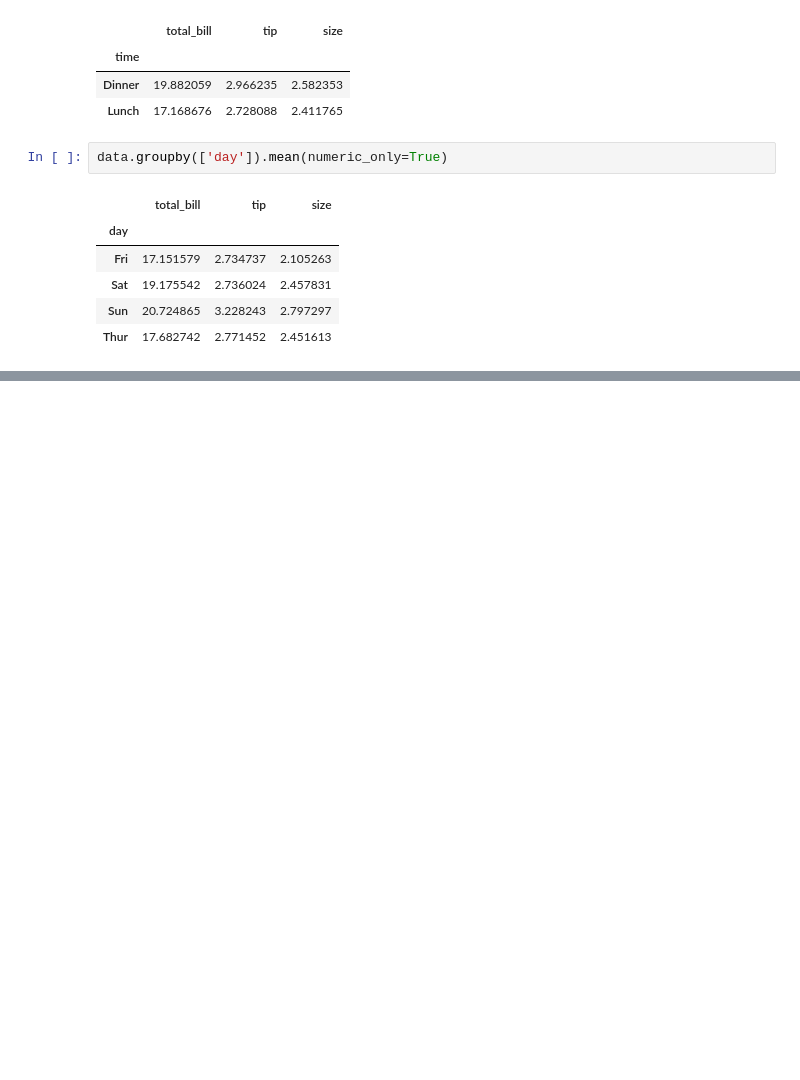
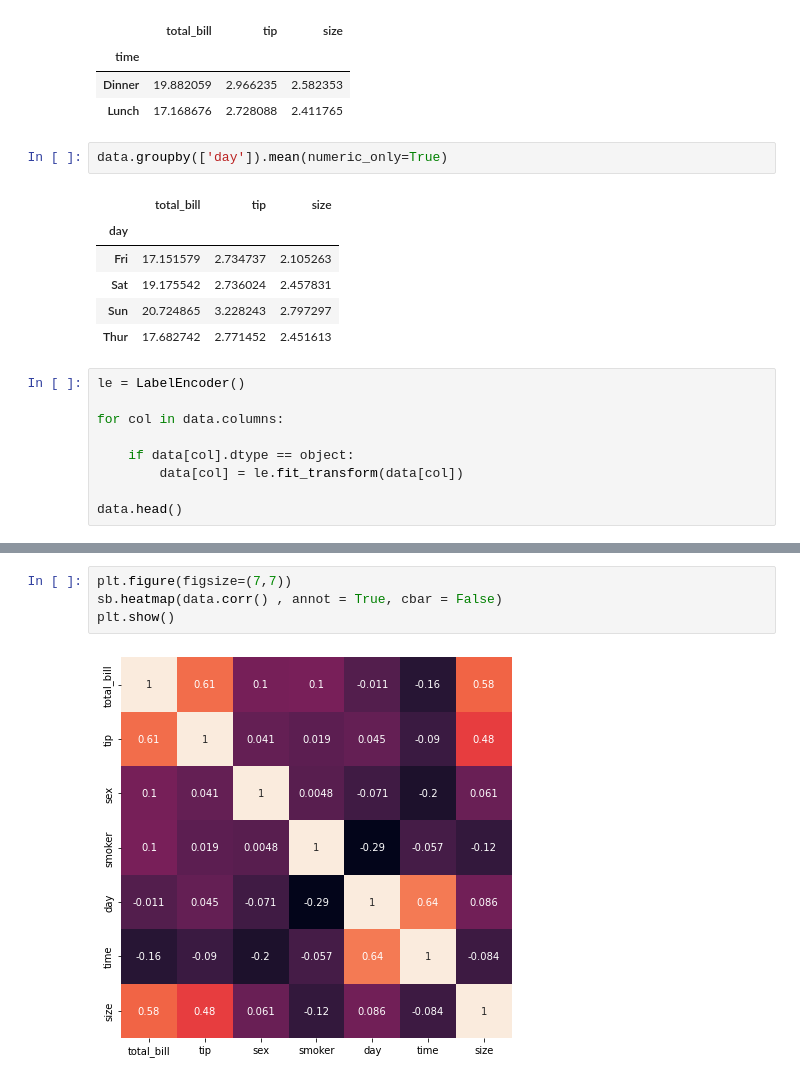
Before and after one commit to Mwangiboyle/waiter-s_Tip_prediction, a Jupyter notebook: tip_prediction_notebook.ipynb, the cells around one changed output, grey strips where cells are left out. Cells and saved outputs as stored; diff of their text form; blank space fills up the shorter version.

```diff
--- a/tip_prediction_notebook.ipynb
+++ b/tip_prediction_notebook.ipynb
@@ -139,3 +139,12 @@ data.groupby(['day']).mean(numeric_only=True)
 | Sat | 19.175542 | 2.736024 | 2.457831 |
 | Sun | 20.724865 | 3.228243 | 2.797297 |
 | Thur | 17.682742 | 2.771452 | 2.451613 |
+# %%
+le = LabelEncoder()
+
+for col in data.columns:
+
+    if data[col].dtype == object:
+        data[col] = le.fit_transform(data[col])
+
+data.head()
@@ -141,0 +158,6 @@ data.groupby(['day']).mean(numeric_only=True)
+# %%
+plt.figure(figsize=(7,7))
+sb.heatmap(data.corr() , annot = True, cbar = False)
+plt.show()
+# %% [output]
+[figure, added]
```
Also changed, not shown: parts of 5 cells of this notebook, 1 other file.
